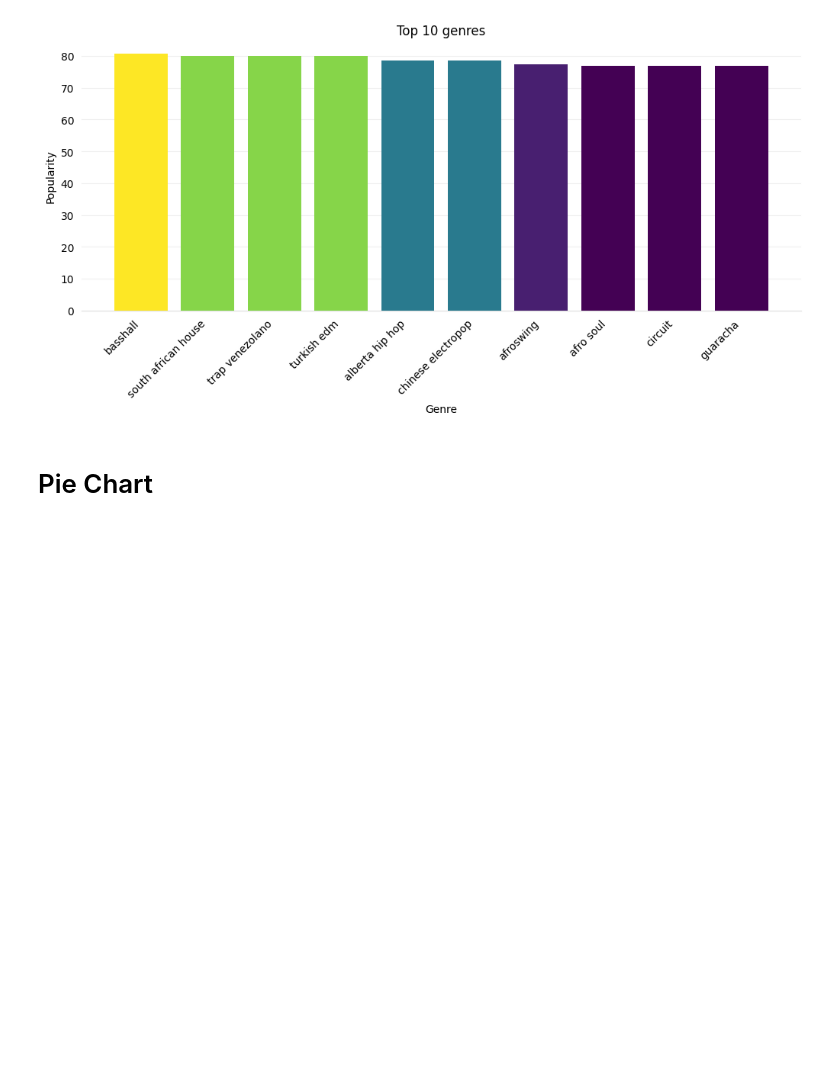
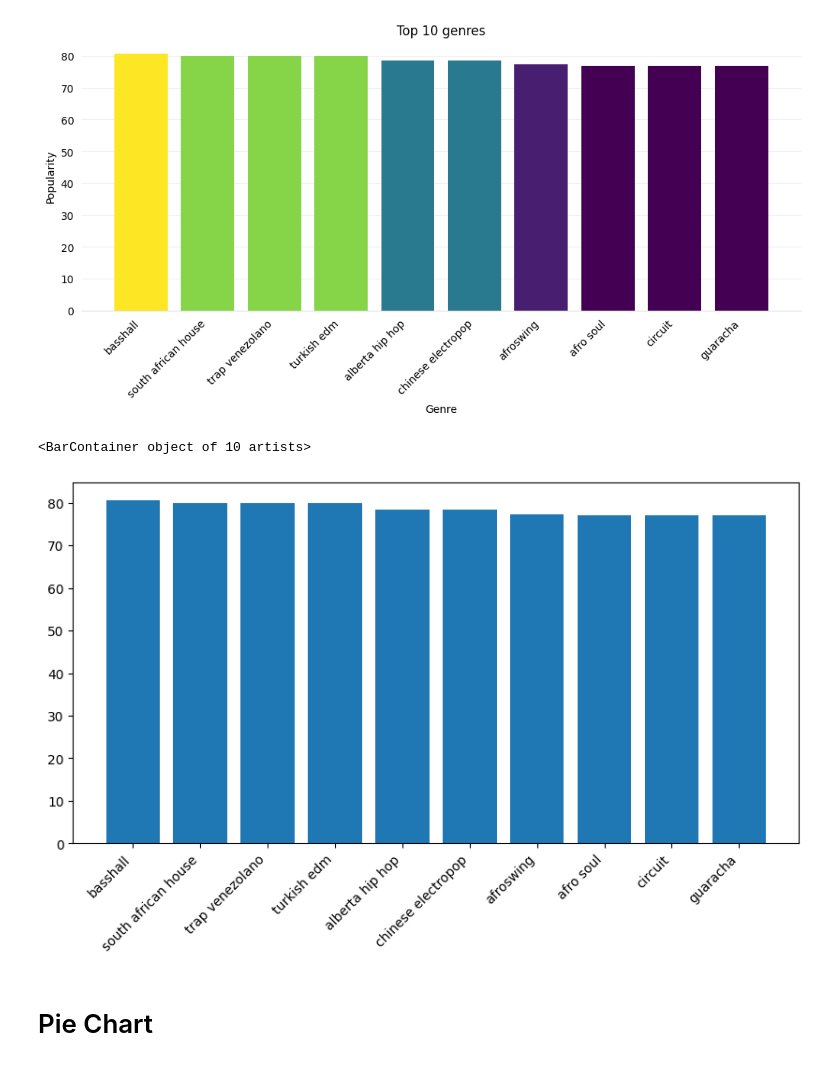
Before and after one commit to algebrabender/NSWEProject, a Jupyter notebook: matplotlib.ipynb, the cells around one changed output. Cells and saved outputs as stored; diff of their text form; code cells hidden in the pictures; blank space fills up the shorter version.

```diff
--- a/matplotlib.ipynb
+++ b/matplotlib.ipynb
@@ -78,6 +71,14 @@ plt.ylabel('Popularity')
 plt.show()
 # %% [output]
 [figure]
+# %%
+top10_genres = genre_data.nlargest(10, 'popularity')
+fig, ax = plt.subplots(figsize=(10,5))
+plt.xticks(rotation=45, ha='right')
+ax.bar(x = top10_genres['genres'], height = top10_genres['popularity'])
+# %% [output]
+<BarContainer object of 10 artists>
+[figure, added]
 # %% [markdown]
 # Pie Chart
 # %%
```
Also changed, not shown: parts of 3 cells of this notebook.
